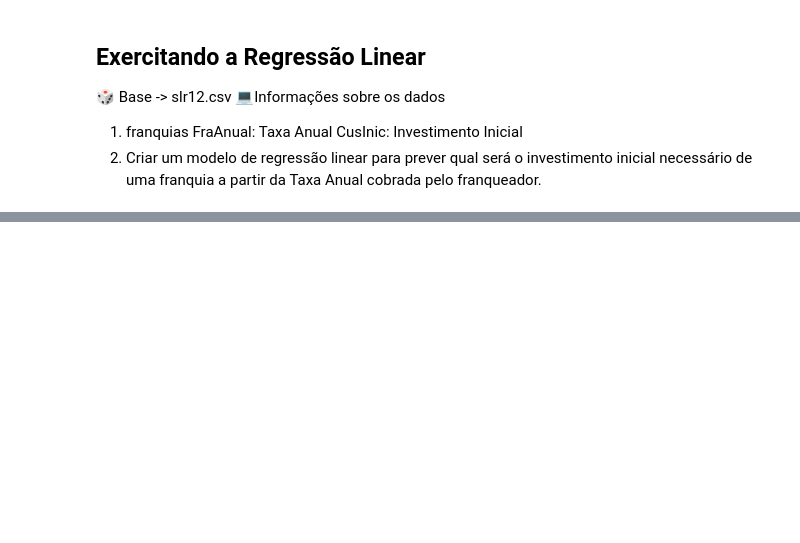
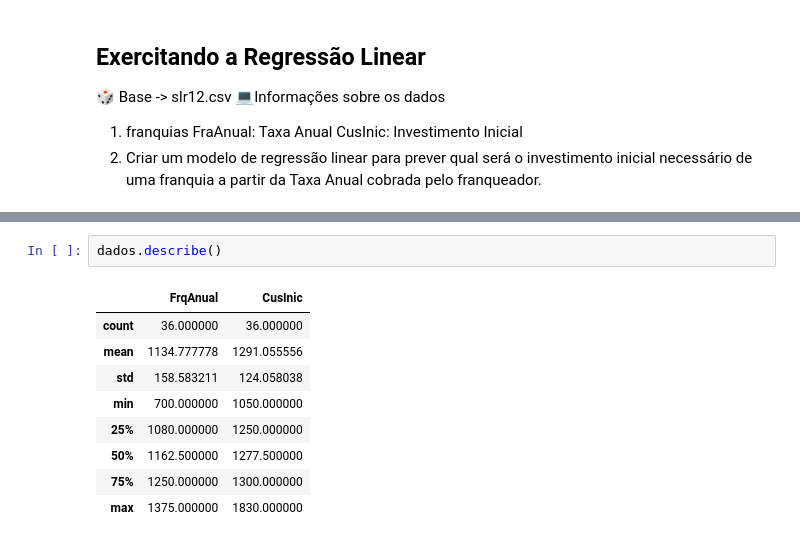
Before and after one commit to marianatiele/Estudos_AM_Projetos, a Jupyter notebook: 1_Exercício_RegressãoLinear.ipynb, the cells around one changed output, grey strips where cells are left out. Drawn from its saved outputs; the diff is of its cells as text; blank space fills up the shorter version.

```diff
--- a/1_Exercício_RegressãoLinear.ipynb
+++ b/1_Exercício_RegressãoLinear.ipynb
@@ -27,0 +33,12 @@ dados.head()
+# %%
+dados.describe()
+# %% [output]
+|  | FrqAnual | CusInic |
+| count | 36.000000 | 36.000000 |
+| mean | 1134.777778 | 1291.055556 |
+| std | 158.583211 | 124.058038 |
+| min | 700.000000 | 1050.000000 |
+| 25% | 1080.000000 | 1250.000000 |
+| 50% | 1162.500000 | 1277.500000 |
+| 75% | 1250.000000 | 1300.000000 |
+| max | 1375.000000 | 1830.000000 |
```
Also changed, not shown: parts of 15 cells of this notebook.
